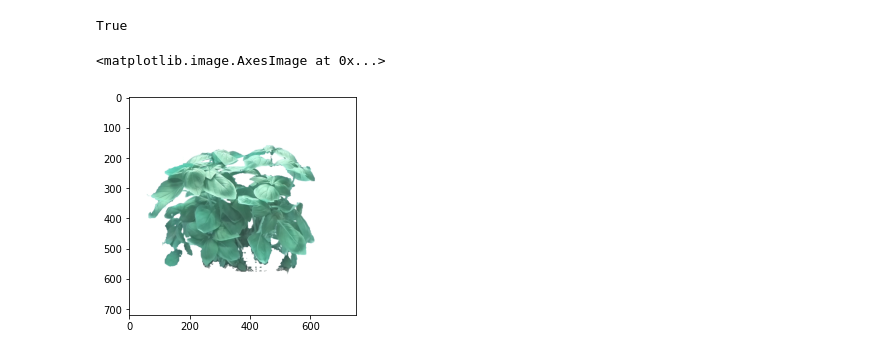
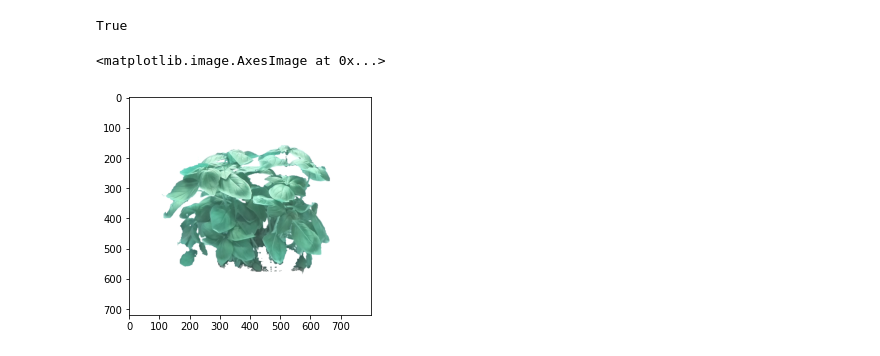
Before and after one commit to Lite-Fog/raspi-plant, a Jupyter notebook: raspi-plant.ipynb, the cells around one changed output. Drawn from its saved outputs; the diff is of its cells as text; code cells hidden in the pictures.

Commit message:
improved mask

```diff
--- a/raspi-plant.ipynb
+++ b/raspi-plant.ipynb
@@ -153,7 +153,7 @@ def mask_img(img_path, input_lib = PATH_to_data_directory  , output_lib = PATH_t
        :param sbool: boolean, if True it will save the masked image, default False.
        :param output_ext: string, type of output image, default jpeg.
 
-       :returns np.arrays of green and mask_g
+       :returns np.arrays of green, mask_g and img
 
        """
 
@@ -178,17 +178,33 @@ def mask_img(img_path, input_lib = PATH_to_data_directory  , output_lib = PATH_t
 
     green[imask] = img[imask]
     mask_g[~imask] = img[~ imask]
+    mask_g[mask_g != 0] = 255
+
+    #crop
+    green = green[:,200:1000]
+    mask_g =mask_g[:,200:1000]
+    img=img[:,200:1000]
+
 
     if sbool: # save to directory if sbool == True
         cv2.imwrite(green_img_path, green)
         #cv2.imwrite(mask_img_path, mask_g)
 
 
-    return green,mask_g
+    return green,mask_g,img
+
+def erode_mask(img,n=3,ite=3):
+    kernel = np.ones((n,n), np.uint8)
+    mask_erosion = cv2.erode(mask_g, kernel, iterations=ite)
+    imask_erosion = mask_erosion == 0
+    green = np.zeros_like(img, np.uint8)
+    green.fill(255)
+    green[imask_erosion] = img[imask_erosion]
+    return green,mask_erosion
 # %%
-green,mask_g = mask_img(img_n,sbool = True, output_ext=".jpg")
+green,mask_g,img = mask_img(img_n,sbool = True, output_ext=".jpg")
 # %%
-imshow(green[:,250:1000])
+imshow(green)
 # %% [output]
 <matplotlib.image.AxesImage at 0x...>
-[figure, old version]
+[figure, new version]
```
Also changed, not shown: parts of 6 cells of this notebook, 1 other file.
